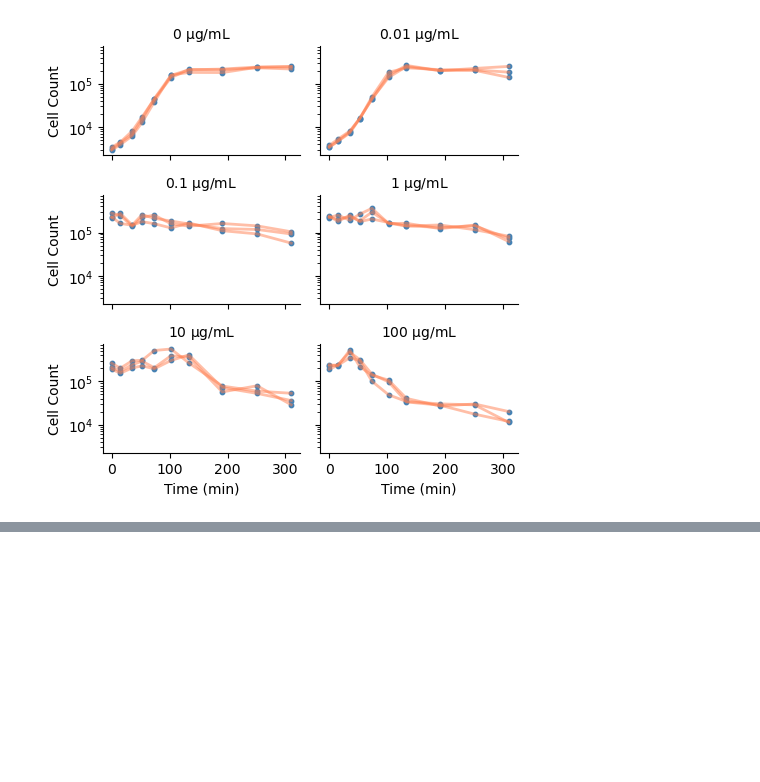
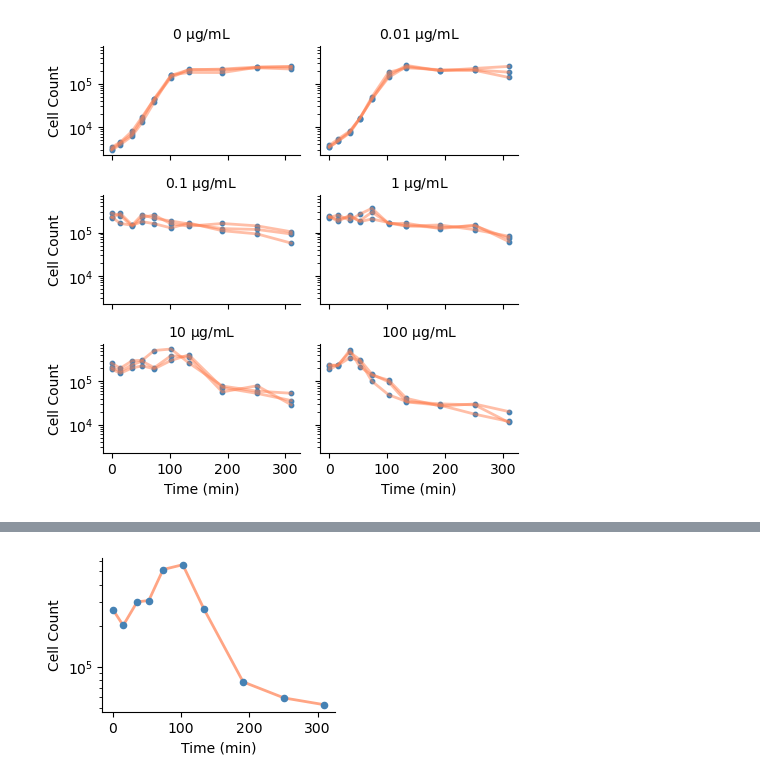
Before and after one commit to eshanking/time-kill-protocol, a Jupyter notebook: data/experiment_code/time_kill_11092023.ipynb, the cells around one changed output, grey strips where cells are left out. Cells and saved outputs as stored; diff of their text form; code cells hidden in the pictures; blank space fills up the shorter version.

```diff
--- a/data/experiment_code/time_kill_11092023.ipynb
+++ b/data/experiment_code/time_kill_11092023.ipynb
@@ -367,0 +372,22 @@ fig.savefig('../../figures/pharmacodynamic_fit.pdf',bbox_inches='tight')
+# %%
+# plot one of the time series for the method figure
+
+fig,ax = plt.subplots(figsize=(3,2))
+
+key = 10
+
+cell_count_t = cell_count_raw[key][2]
+
+ax.scatter(time,cell_count_t,color='steelblue',alpha=1,s=20)
+ax.plot(time,cell_count_t,color='coral',alpha=0.7,linewidth=2,zorder=-1)
+ax.set_yscale('log')
+
+ax.set_xlabel('Time (min)')
+ax.set_ylabel('Cell Count')
+
+ax.spines['right'].set_visible(False)
+ax.spines['top'].set_visible(False)
+
+fig.savefig('../../figures/time_kill_11092023_example.png',bbox_inches='tight',dpi=300)
+# %% [output]
+[figure, added]
```
Also changed, not shown: parts of 2 cells of this notebook, 18 other files.
